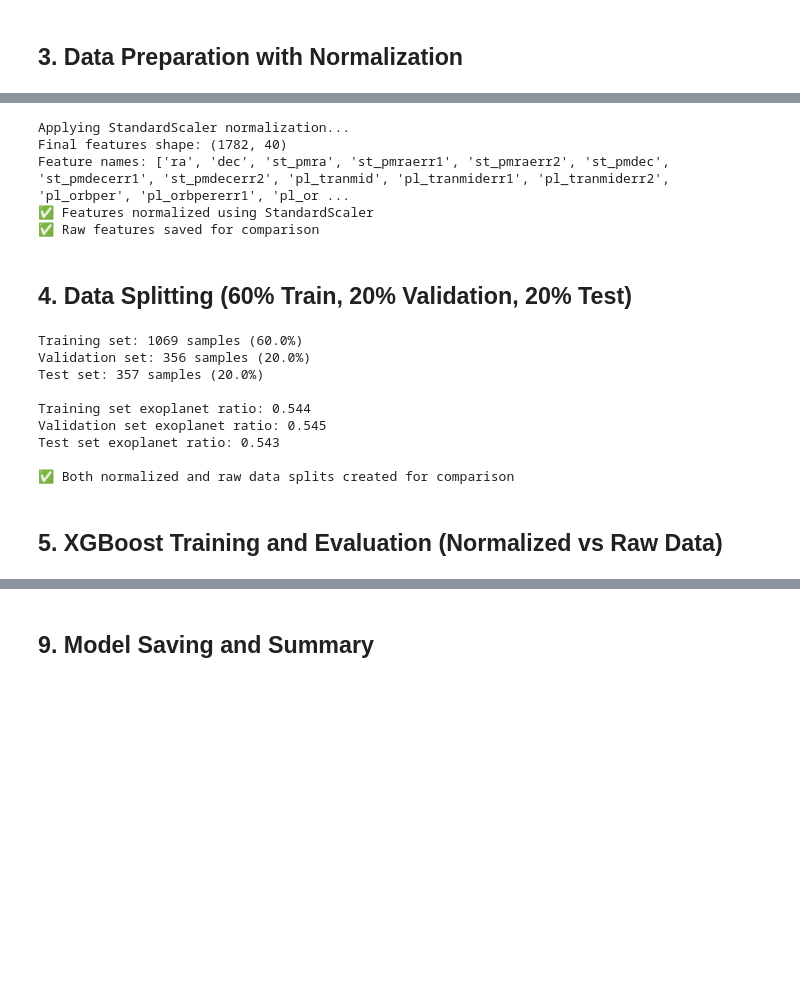
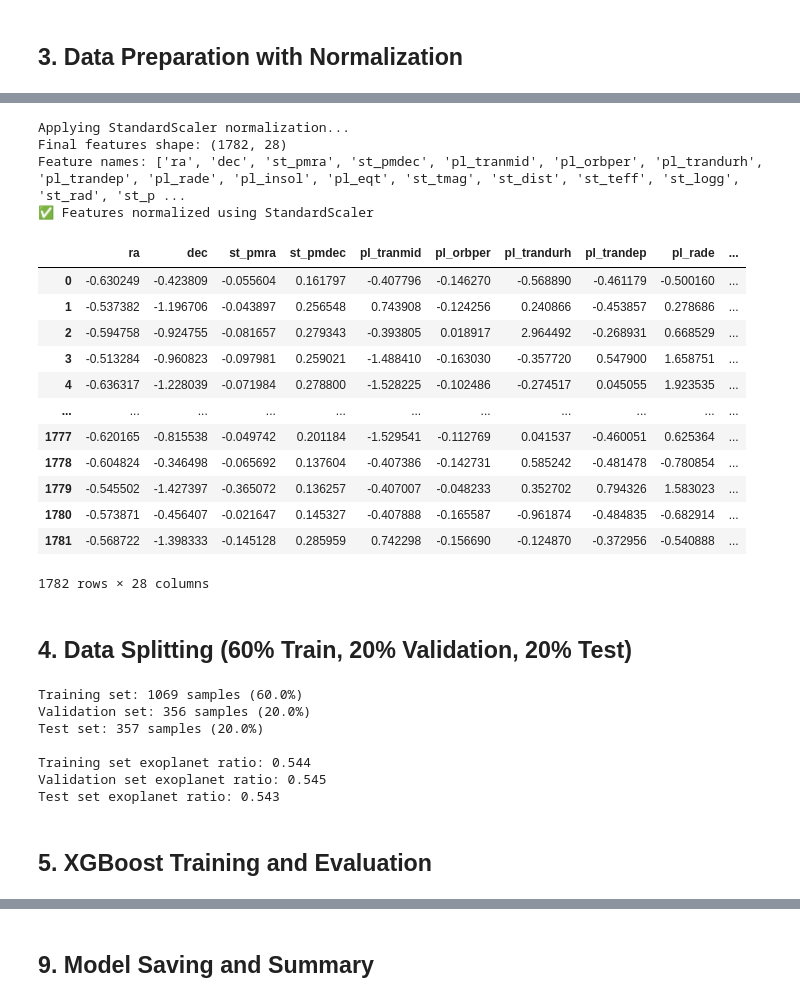
Before and after one commit to wiameadnane/AI-Powered-Exoplanet-Detection-Habitability-Analysis, a Jupyter notebook: exoplanet_detection copy.ipynb, the cells around one changed output, grey strips where cells are left out. Saved outputs shown, nothing was run; the diff lists cells and outputs as text; code cells hidden in the pictures; blank space fills up the shorter version.

```diff
--- a/exoplanet_detection copy.ipynb
+++ b/exoplanet_detection copy.ipynb
@@ -200,16 +197,27 @@ X_scaled = pd.DataFrame(X_scaled, columns=X.columns, index=X.index)
 print(f"Final features shape: {X_scaled.shape}")
 print(f"Feature names: {list(X_scaled.columns)}")
 print("✅ Features normalized using StandardScaler")
-
-# Also keep raw features for comparison
-X_raw = X.copy()
-print("✅ Raw features saved for comparison")
 # %% [output]
 Applying StandardScaler normalization...
-Final features shape: (1782, 40)
-Feature names: ['ra', 'dec', 'st_pmra', 'st_pmraerr1', 'st_pmraerr2', 'st_pmdec', 'st_pmdecerr1', 'st_pmdecerr2', 'pl_tranmid', 'pl_tranmiderr1', 'pl_tranmiderr2', 'pl_orbper', 'pl_orbpererr1', 'pl_or ...
+Final features shape: (1782, 28)
+Feature names: ['ra', 'dec', 'st_pmra', 'st_pmdec', 'pl_tranmid', 'pl_orbper', 'pl_trandurh', 'pl_trandep', 'pl_rade', 'pl_insol', 'pl_eqt', 'st_tmag', 'st_dist', 'st_teff', 'st_logg', 'st_rad', 'st_p ...
 ✅ Features normalized using StandardScaler
-✅ Raw features saved for comparison
+# %%
+X_scaled
+# %% [output]
+|  | ra | dec | st_pmra | st_pmdec | pl_tranmid | pl_orbper | pl_trandurh | pl_trandep | pl_rade | ... |
+| 0 | -0.630249 | -0.423809 | -0.055604 | 0.161797 | -0.407796 | -0.146270 | -0.568890 | -0.461179 | -0.500160 | ... |
+| 1 | -0.537382 | -1.196706 | -0.043897 | 0.256548 | 0.743908 | -0.124256 | 0.240866 | -0.453857 | 0.278686 | ... |
+| 2 | -0.594758 | -0.924755 | -0.081657 | 0.279343 | -0.393805 | 0.018917 | 2.964492 | -0.268931 | 0.668529 | ... |
+| 3 | -0.513284 | -0.960823 | -0.097981 | 0.259021 | -1.488410 | -0.163030 | -0.357720 | 0.547900 | 1.658751 | ... |
+| 4 | -0.636317 | -1.228039 | -0.071984 | 0.278800 | -1.528225 | -0.102486 | -0.274517 | 0.045055 | 1.923535 | ... |
+| ... | ... | ... | ... | ... | ... | ... | ... | ... | ... | ... |
+| 1777 | -0.620165 | -0.815538 | -0.049742 | 0.201184 | -1.529541 | -0.112769 | 0.041537 | -0.460051 | 0.625364 | ... |
+| 1778 | -0.604824 | -0.346498 | -0.065692 | 0.137604 | -0.407386 | -0.142731 | 0.585242 | -0.481478 | -0.780854 | ... |
+| 1779 | -0.545502 | -1.427397 | -0.365072 | 0.136257 | -0.407007 | -0.048233 | 0.352702 | 0.794326 | 1.583023 | ... |
+| 1780 | -0.573871 | -0.456407 | -0.021647 | 0.145327 | -0.407888 | -0.165587 | -0.961874 | -0.484835 | -0.682914 | ... |
+| 1781 | -0.568722 | -1.398333 | -0.145128 | 0.285959 | 0.742298 | -0.156690 | -0.124870 | -0.372956 | -0.540888 | ... |
+1782 rows × 28 columns
 # %% [markdown]
 ## 4. Data Splitting (60% Train, 20% Validation, 20% Test)
 # %%
@@ -223,14 +231,6 @@ if y is not None:
         X_temp, y_temp, test_size=0.5, random_state=42, stratify=y_temp
     )
 
-    # Split raw data with same indices
-    X_train_raw, X_temp_raw, _, _ = train_test_split(
-        X_raw, y, test_size=0.4, random_state=42, stratify=y
-    )
-    X_val_raw, X_test_raw, _, _ = train_test_split(
-        X_temp_raw, y_temp, test_size=0.5, random_state=42, stratify=y_temp
-    )
-
     print(f"Training set: {X_train.shape[0]} samples ({X_train.shape[0]/len(X_scaled)*100:.1f}%)")
     print(f"Validation set: {X_val.shape[0]} samples ({X_val.shape[0]/len(X_scaled)*100:.1f}%)")
     print(f"Test set: {X_test.shape[0]} samples ({X_test.shape[0]/len(X_scaled)*100:.1f}%)")
@@ -238,10 +238,6 @@ if y is not None:
     print(f"\nTraining set exoplanet ratio: {y_train.mean():.3f}")
     print(f"Validation set exoplanet ratio: {y_val.mean():.3f}")
     print(f"Test set exoplanet ratio: {y_test.mean():.3f}")
-
-    print(f"\n✅ Both normalized and raw data splits created for comparison")
-else:
-    print("Cannot split data without target variable.")
 # %% [output]
 Training set: 1069 samples (60.0%)
 Validation set: 356 samples (20.0%)
@@ -250,8 +246,6 @@ Test set: 357 samples (20.0%)
 Training set exoplanet ratio: 0.544
 Validation set exoplanet ratio: 0.545
 Test set exoplanet ratio: 0.543
-
-✅ Both normalized and raw data splits created for comparison
 # %% [markdown]
-## 5. XGBoost Training and Evaluation (Normalized vs Raw Data)
+## 5. XGBoost Training and Evaluation
 # %%
```
Also changed, not shown: parts of 15 cells of this notebook, 19 other files.
